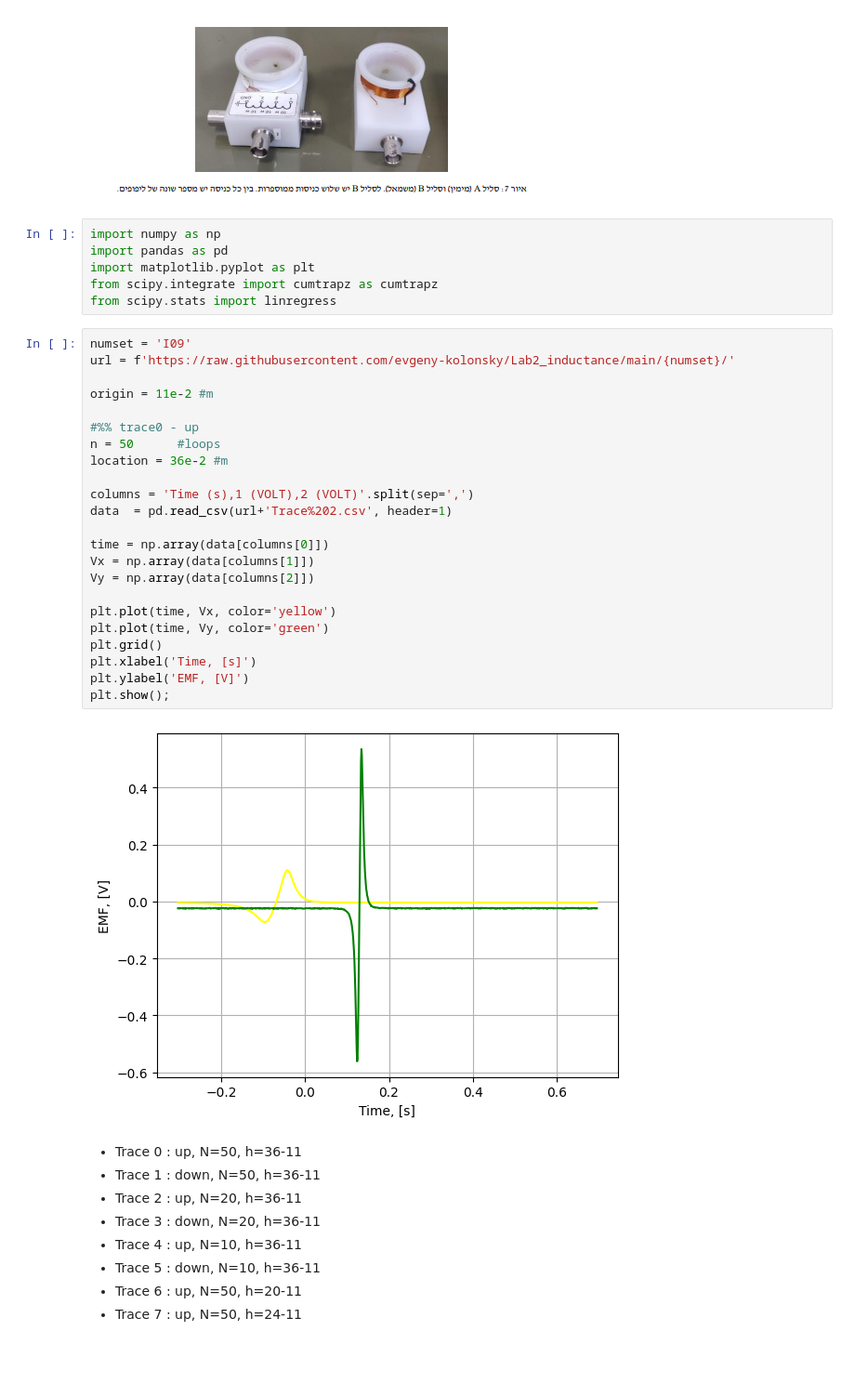
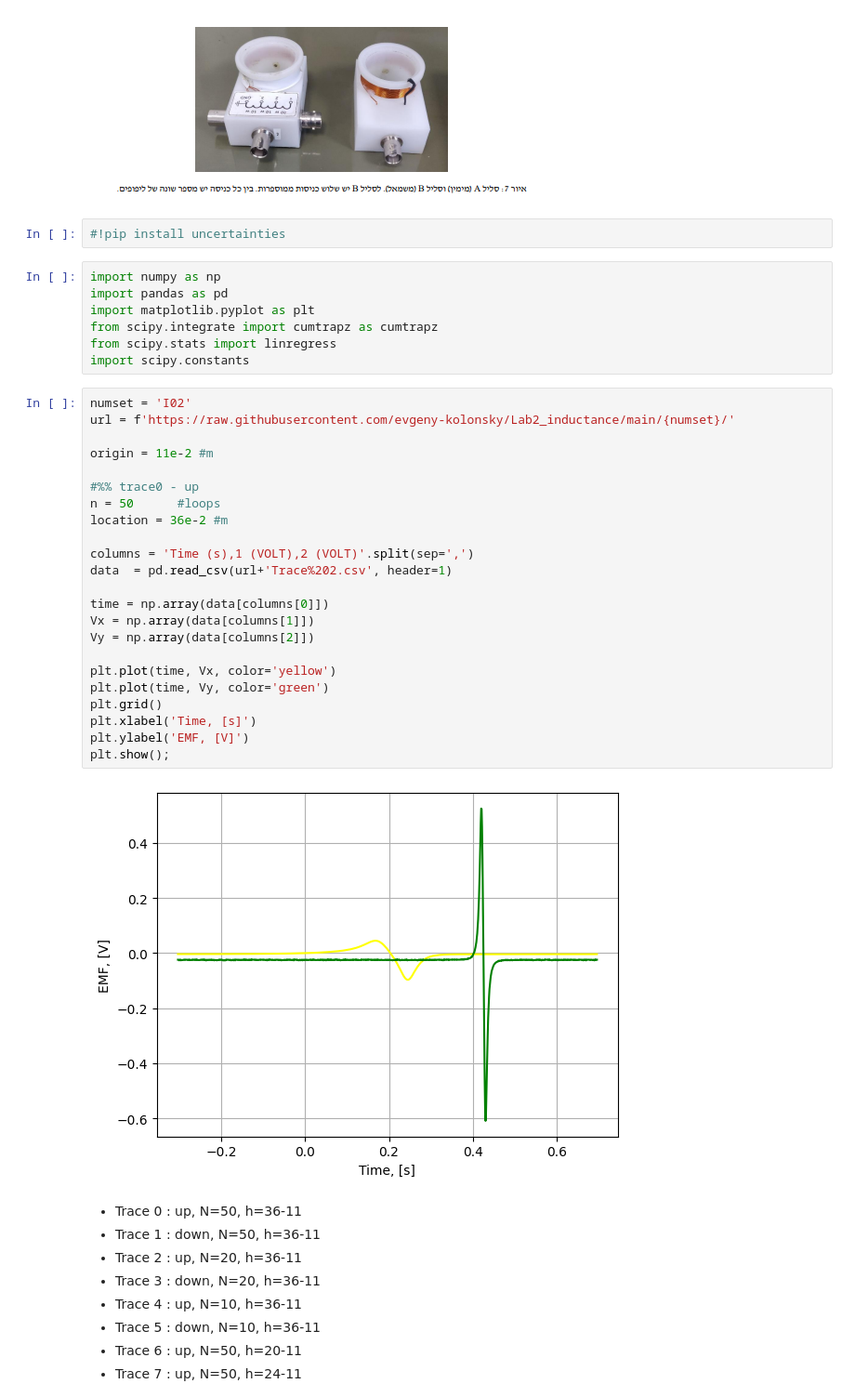
Before and after one commit to evgeny-kolonsky/Lab2_inductance, a Jupyter notebook: Lab2_Inductance.ipynb, the cells around one changed output. Shown: that part at 93% size. Drawn from its saved outputs; the diff is of its cells as text; blank space fills up the shorter version.

```diff
--- a/Lab2_Inductance.ipynb
+++ b/Lab2_Inductance.ipynb
@@ -10,37 +10,40 @@ Experiment description on [Moodle](https://moodle2223.technion.ac.il/course/view
 ![image.png](embedded-picture-1)
 # %% [markdown]
 ![image.png](embedded-picture-1)
+# %%
+#!pip install uncertainties
 # %%
 import numpy as np
 import pandas as pd
 import matplotlib.pyplot as plt
 from scipy.integrate import cumtrapz as cumtrapz
 from scipy.stats import linregress
+import scipy.constants
 # %%
-numset = 'I09'
+numset = 'I02'
 url = f'https://raw.githubusercontent.com/evgeny-kolonsky/Lab2_inductance/main/{numset}/'
 
 origin = 11e-2 #m
 
 #%% trace0 - up
 n = 50      #loops
 location = 36e-2 #m
 
 columns = 'Time (s),1 (VOLT),2 (VOLT)'.split(sep=',')
 data  = pd.read_csv(url+'Trace%202.csv', header=1)
 
 time = np.array(data[columns[0]])
 Vx = np.array(data[columns[1]])
 Vy = np.array(data[columns[2]])
 
 plt.plot(time, Vx, color='yellow')
 plt.plot(time, Vy, color='green')
 plt.grid()
 plt.xlabel('Time, [s]')
 plt.ylabel('EMF, [V]')
 plt.show();
 # %% [output]
-[figure, old version]
+[figure, new version]
 # %% [markdown]
 - Trace 0 : up, N=50, h=36-11
 - Trace 1 : down, N=50, h=36-11
```
Also changed, not shown: parts of 11 cells of this notebook.
